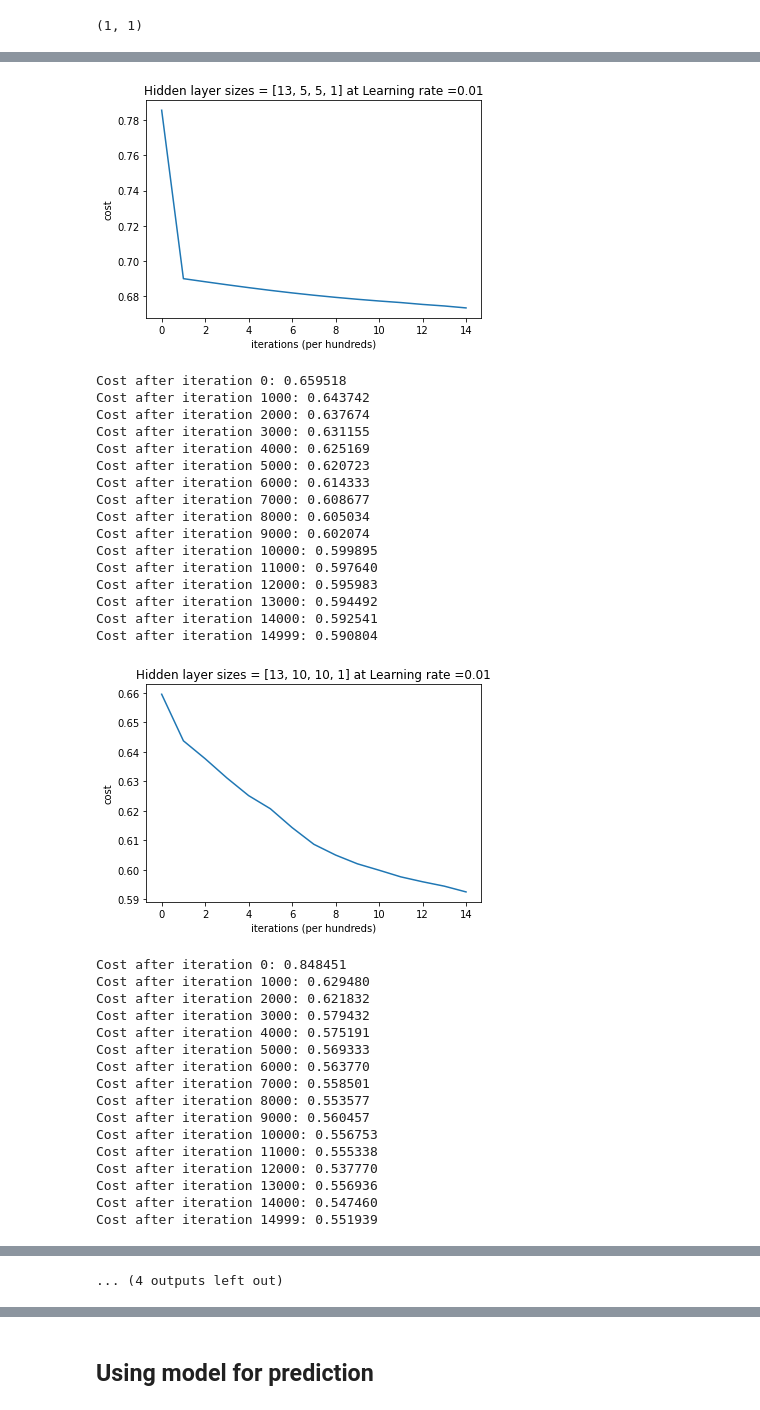
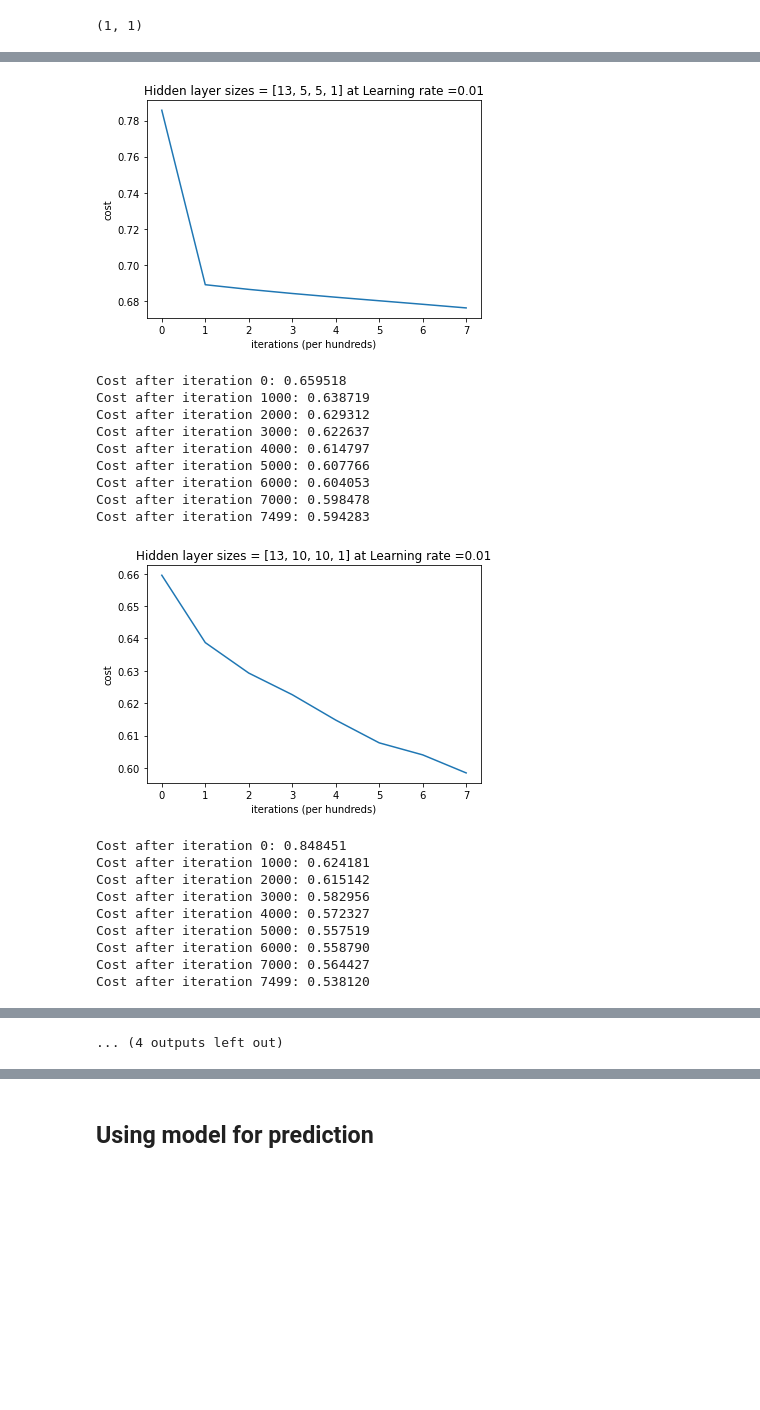
Before and after one commit to 3mad10/CI, a Jupyter notebook: Model_sigmoid_activation.ipynb, the cells around one changed output, grey strips where cells are left out. Saved outputs shown, nothing was run; the diff lists cells and outputs as text; code cells hidden in the pictures; blank space fills up the shorter version.

```diff
--- a/Model_sigmoid_activation.ipynb
+++ b/Model_sigmoid_activation.ipynb
@@ -71,13 +88,13 @@ def backward_propagation(AL, Y, linear,activations,parameters):
     m = AL.shape[1]
     Y = Y.reshape(AL.shape)
     grads["dZ"+str(L)] = AL-Y
-    grads["dW" + str(L)] = 1./m * np.dot(grads["dZ"+str(L)],activations["A"+str(L)].T)
-    grads["db" + str(L)] = 1./m * np.sum(grads["dZ"+str(L)],axis=1, keepdims=True)
+    grads["dW" + str(L)] = np.dot(grads["dZ"+str(L)],activations["A"+str(L-1)].T)/m
+    grads["db" + str(L)] = np.sum(grads["dZ"+str(L)],axis=1, keepdims=True)/m
     for l in reversed(range(L-1)):
         s = 1/(1+np.exp(-linear["Z"+str(l+1)]))
         grads["dZ"+str(l+1)] = np.dot(parameters['W'+str(l+2)].T,grads["dZ"+str(l+2)])*s*(1-s)
-        grads["dW" + str(l + 1)] = 1./m * np.dot(grads["dZ"+str(l+1)],activations["A"+str(l)].T)
-        grads["db" + str(l + 1)] = 1./m * np.sum(grads["dZ"+str(l+1)],axis=1, keepdims=True)
+        grads["dW" + str(l + 1)] = np.dot(grads["dZ"+str(l+1)],activations["A"+str(l)].T)/m
+        grads["db" + str(l + 1)] = np.sum(grads["dZ"+str(l+1)],axis=1, keepdims=True)/m
     return grads
 # %% [markdown]
 ## Updating the parameters
@@ -104,7 +121,7 @@ def optimize(X, Y, layers_dims, learning_rate, num_iterations = 2500, print_cost
 
         linear,activations = forward_propagation(X_train,parameters)
         L = len(parameters) // 2
-        grads = backward_propagation(activations["A"+str(L)],y_train,linear,activations,parameters)
+        grads = backward_propagation(activations["A"+str(L)],Y,linear,activations,parameters)
         cost = compute_cost(activations["A"+str(L)],Y)
         parameters = update_parameters(parameters,grads,learning_rate)
 
@@ -154,7 +171,7 @@ diff_hidden_layers_costs = {}
 
 for hidden_layer in diff_hidden_layers_size:
     model_name = "Hidden layer sizes = "+str(hidden_layer)
-    parameters,cost = optimize(X_train, y_train, hidden_layer, learning_rate = 0.01, num_iterations = 15000, print_cost=True,model_name = model_name)
+    parameters,cost = optimize(X_train, y_train, hidden_layer, learning_rate = 0.01, num_iterations = 7500, print_cost=True,model_name = model_name)
     diff_hidden_layers_parameters["NN"+str(hidden_layer)] = parameters
     diff_hidden_layers_costs["NN"+str(hidden_layer)] = cost
 # %% [output]
@@ -177,34 +187,20 @@ Cost after iteration 14999: 0.672128
-[figure, old version]
+[figure, new version]
 Cost after iteration 0: 0.659518
-Cost after iteration 1000: 0.643742
-Cost after iteration 2000: 0.637674
-Cost after iteration 3000: 0.631155
-Cost after iteration 4000: 0.625169
-Cost after iteration 5000: 0.620723
-Cost after iteration 6000: 0.614333
-Cost after iteration 7000: 0.608677
-Cost after iteration 8000: 0.605034
-Cost after iteration 9000: 0.602074
-Cost after iteration 10000: 0.599895
-Cost after iteration 11000: 0.597640
-Cost after iteration 12000: 0.595983
-Cost after iteration 13000: 0.594492
-Cost after iteration 14000: 0.592541
-Cost after iteration 14999: 0.590804
+Cost after iteration 1000: 0.638719
+Cost after iteration 2000: 0.629312
+Cost after iteration 3000: 0.622637
+Cost after iteration 4000: 0.614797
+Cost after iteration 5000: 0.607766
+Cost after iteration 6000: 0.604053
+Cost after iteration 7000: 0.598478
+Cost after iteration 7499: 0.594283
-[figure, old version]
+[figure, new version]
 Cost after iteration 0: 0.848451
-Cost after iteration 1000: 0.629480
-Cost after iteration 2000: 0.621832
-Cost after iteration 3000: 0.579432
-Cost after iteration 4000: 0.575191
-Cost after iteration 5000: 0.569333
-Cost after iteration 6000: 0.563770
-Cost after iteration 7000: 0.558501
-Cost after iteration 8000: 0.553577
-Cost after iteration 9000: 0.560457
-Cost after iteration 10000: 0.556753
-Cost after iteration 11000: 0.555338
-Cost after iteration 12000: 0.537770
-Cost after iteration 13000: 0.556936
-Cost after iteration 14000: 0.547460
-Cost after iteration 14999: 0.551939
+Cost after iteration 1000: 0.624181
+Cost after iteration 2000: 0.615142
+Cost after iteration 3000: 0.582956
+Cost after iteration 4000: 0.572327
+Cost after iteration 5000: 0.557519
+Cost after iteration 6000: 0.558790
+Cost after iteration 7000: 0.564427
+Cost after iteration 7499: 0.538120
```
Also changed, not shown: parts of 42 cells of this notebook, 49 other files.
